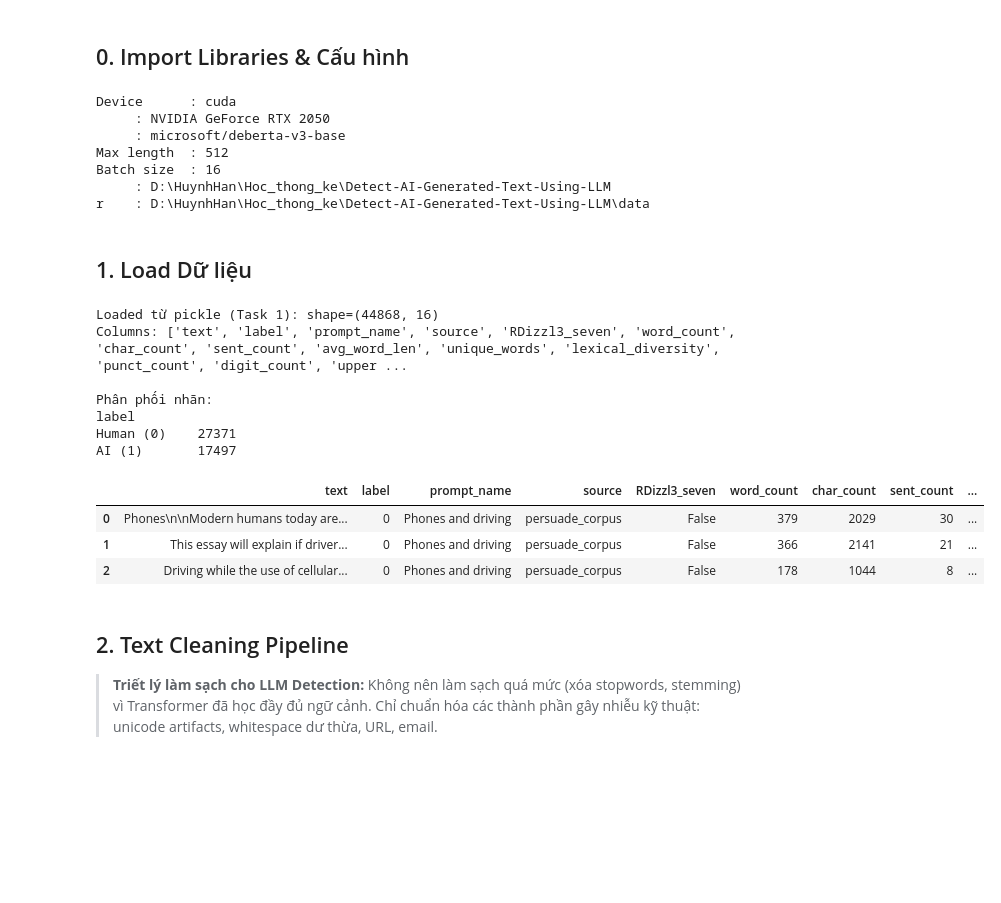
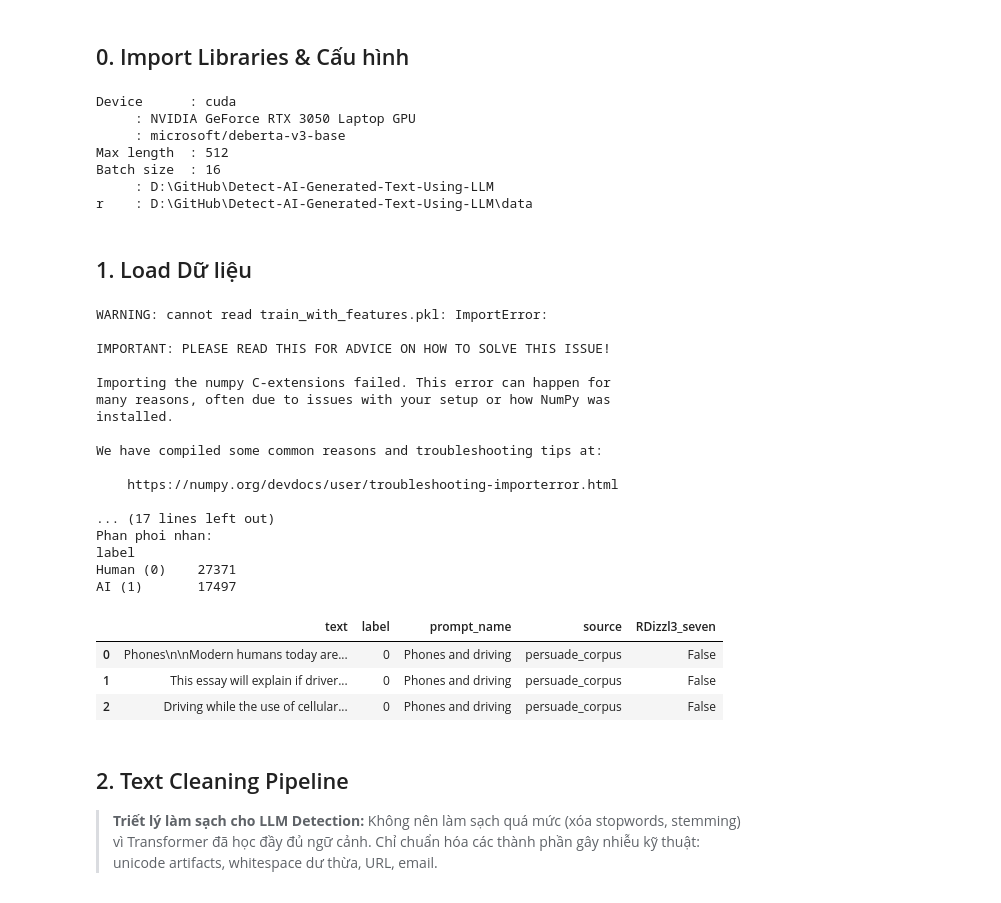
Before and after one commit to LeMinhNhat2901/Detect-AI-Generated-Text-Using-LLM, a Jupyter notebook: notebooks/task2_pipeline.ipynb, the cells around one changed output. Cells and saved outputs as stored; diff of their text form; code cells hidden in the pictures; blank space fills up the shorter version.

Commit message:
Changes pipeline data

```diff
--- a/notebooks/task2_pipeline.ipynb
+++ b/notebooks/task2_pipeline.ipynb
@@ -21,7 +21,7 @@ from typing import Optional, List, Dict
 
 import numpy as np
 import pandas as pd
-from sklearn.model_selection import StratifiedKFold
+from sklearn.model_selection import StratifiedKFold, train_test_split
 
 import torch
 from torch.utils.data import Dataset, DataLoader
@@ -51,6 +51,7 @@ class CFG:
     num_workers : int  = 0
     n_folds     : int  = 5
     val_fold    : int  = 0
+    test_size   : float = 0.10
     seed        : int  = 42
     label_col   : str  = 'label'
     text_col    : str  = 'text'
@@ -75,41 +76,63 @@ print(f'     : {ROOT}')
 print(f'r    : {DATA_DIR}')
 # %% [output]
 Device      : cuda
-     : NVIDIA GeForce RTX 2050
+     : NVIDIA GeForce RTX 3050 Laptop GPU
      : microsoft/deberta-v3-base
 Max length  : 512
 Batch size  : 16
-     : D:\HuynhHan\Hoc_thong_ke\Detect-AI-Generated-Text-Using-LLM
-r    : D:\HuynhHan\Hoc_thong_ke\Detect-AI-Generated-Text-Using-LLM\data
+     : D:\GitHub\Detect-AI-Generated-Text-Using-LLM
+r    : D:\GitHub\Detect-AI-Generated-Text-Using-LLM\data
 # %% [markdown]
 ## 1. Load Dữ liệu
 # %%
 pkl_path = DATA_DIR / 'train_with_features.pkl'
 csv_path = DATA_DIR / 'train_v2_drcat_02.csv'
 
-if pkl_path.exists():
-    df = pd.read_pickle(pkl_path)
-    print(f'Loaded từ pickle (Task 1): shape={df.shape}')
-else:
+def load_training_data(pkl_path: Path, csv_path: Path) -> pd.DataFrame:
+    if pkl_path.exists():
+        try:
+            df = pd.read_pickle(pkl_path)
+            print(f'Loaded from pickle (Task 1): shape={df.shape}')
+            return df
+        except (ModuleNotFoundError, ImportError, AttributeError, ValueError, TypeError) as exc:
+            print(f'WARNING: cannot read {pkl_path.name}: {type(exc).__name__}: {exc}')
+            print(f'Fallback to raw CSV: {csv_path.name}')
+
+    if not csv_path.exists():
+        raise FileNotFoundError(f'Cannot find {pkl_path} or {csv_path}')
+
     df = pd.read_csv(csv_path)
-    print(f'Loaded từ CSV gốc: shape={df.shape}')
+    print(f'Loaded from raw CSV: shape={df.shape}')
+    return df
+
+df = load_training_data(pkl_path, csv_path)
 
 print(f'Columns: {df.columns.tolist()}')
-print(f'\nPhân phối nhãn:')
+print(f'\nPhan phoi nhan:')
 print(df[CFG.label_col].value_counts().rename({0: 'Human (0)', 1: 'AI (1)'}).to_string())
 df.head(3)
 # %% [output]
-Loaded từ pickle (Task 1): shape=(44868, 16)
-Columns: ['text', 'label', 'prompt_name', 'source', 'RDizzl3_seven', 'word_count', 'char_count', 'sent_count', 'avg_word_len', 'unique_words', 'lexical_diversity', 'punct_count', 'digit_count', 'upper ...
+WARNING: cannot read train_with_features.pkl: ImportError:
 
-Phân phối nhãn:
+IMPORTANT: PLEASE READ THIS FOR ADVICE ON HOW TO SOLVE THIS ISSUE!
+
+Importing the numpy C-extensions failed. This error can happen for
+many reasons, often due to issues with your setup or how NumPy was
+installed.
+
+We have compiled some common reasons and troubleshooting tips at:
+
+    https://numpy.org/devdocs/user/troubleshooting-importerror.html
+
+... (17 lines left out)
+Phan phoi nhan:
 label
 Human (0)    27371
 AI (1)       17497
-|  | text | label | prompt_name | source | RDizzl3_seven | word_count | char_count | sent_count | ... |
-| 0 | Phones\n\nModern humans today are... | 0 | Phones and driving | persuade_corpus | False | 379 | 2029 | 30 | ... |
-| 1 | This essay will explain if driver... | 0 | Phones and driving | persuade_corpus | False | 366 | 2141 | 21 | ... |
-| 2 | Driving while the use of cellular... | 0 | Phones and driving | persuade_corpus | False | 178 | 1044 | 8 | ... |
+|  | text | label | prompt_name | source | RDizzl3_seven |
+| 0 | Phones\n\nModern humans today are... | 0 | Phones and driving | persuade_corpus | False |
+| 1 | This essay will explain if driver... | 0 | Phones and driving | persuade_corpus | False |
+| 2 | Driving while the use of cellular... | 0 | Phones and driving | persuade_corpus | False |
 # %% [markdown]
 ## 2. Text Cleaning Pipeline
 
```
Also changed, not shown: parts of 4 cells of this notebook.
